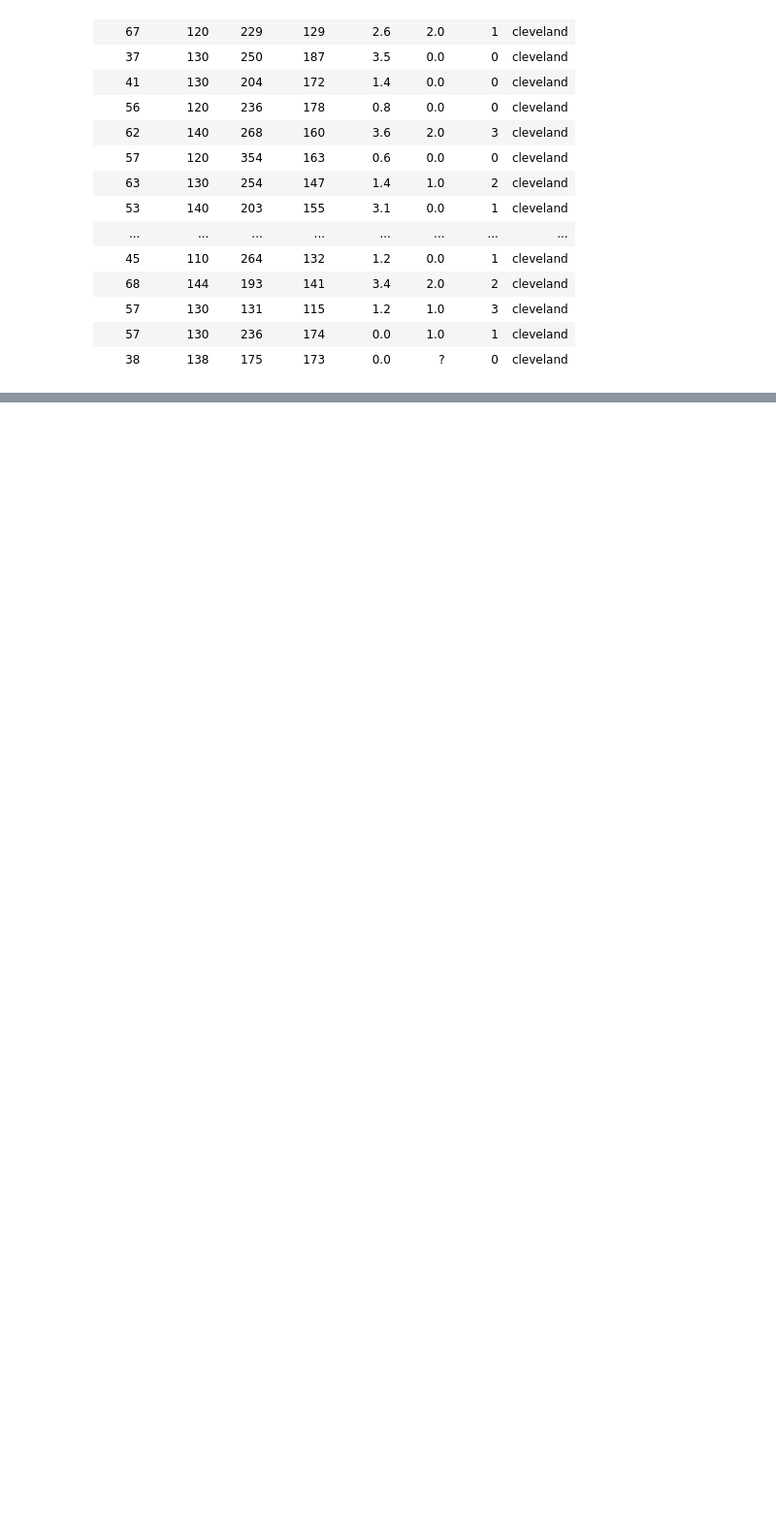
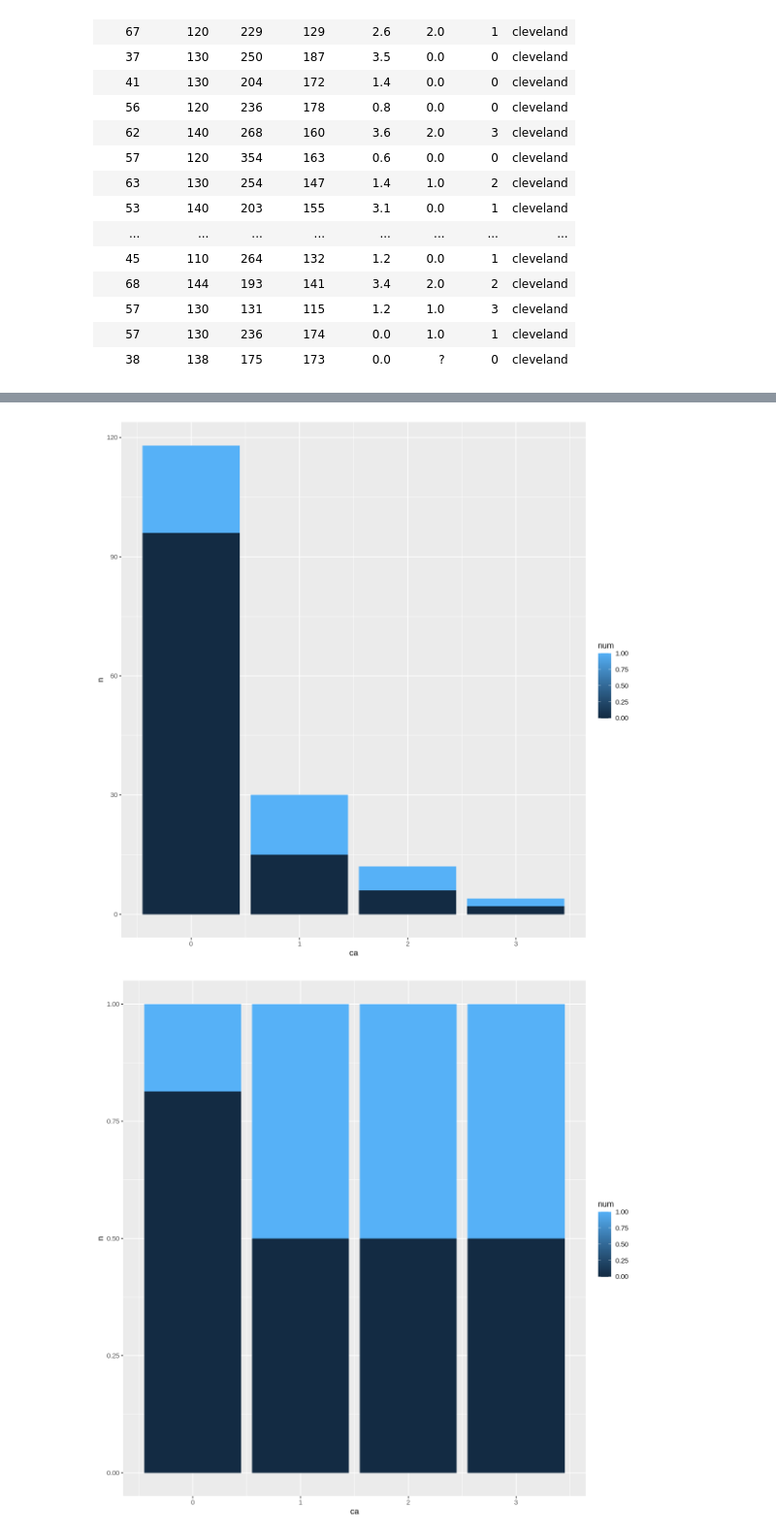
Before and after one commit to Yujinjen/group_project, a Jupyter notebook: Untitled.ipynb, the cells around one changed output, grey strips where cells are left out. Shown at 97% size. Drawn from its saved outputs; the diff is of its cells as text; code cells hidden in the pictures; blank space fills up the shorter version.

Commit message:
07 Nov: aded graphs 1 and 2

```diff
--- a/Untitled.ipynb
+++ b/Untitled.ipynb
@@ -117,0 +123,17 @@ ERROR: Error in heart_disease_training %<% ggplo: could not find function "%<%"
+# %%
+heart_disease_training_wdisesase <- heart_disease_training %>%
+                                    filter(num==1)
+
+heart_disease_training_nodisesase <- heart_disease_training %>%
+                                    filter(num==0)
+
+heart_disease_training_combined <- rbind(heart_disease_training_wdisesase, heart_disease_training_nodisesase)
+heart_disease_training_age <- heart_disease_training %>%
+                                group_by(age, num) %>%
+                                summarize(n = n())
+
+heart_disease_training_ca <- heart_disease_training %>%
+                                    group_by(ca, num) %>%
+                                    summarize(n = n())
+
+heart_disease_training_ca
@@ -117,0 +157,25 @@ ERROR: Error in heart_disease_training %<% ggplo: could not find function "%<%"
+# %%
+set.seed(1234)
+
+options(repr.plot.width=10, repr.plot.height=10)
+# heart_disease_graph <- ggplot(heart_disease_training_combined, aes(length, fill = num)) +
+#    geom_histogram(alpha = 0.5, aes(y = ..density..), position = 'identity')
+
+heart_disease_graph_age <- ggplot(heart_disease_training_age, aes(x=age, y=n, fill=num)) +
+                        geom_bar(position="stack", stat="identity") #add labels xddd
+
+heart_disease_graph_ca1 <- ggplot(heart_disease_training_ca, aes(x=ca, y=n, fill=num)) +
+                        geom_bar(position="stack", stat="identity") #add labels xddd
+
+heart_disease_graph_ca2 <- ggplot(heart_disease_training_ca, aes(x=ca, y=n, fill=num)) +
+                        geom_bar(position="fill", stat="identity") #add labels xddd
+
+heart_disease_graph_ca1
+heart_disease_graph_ca2
+
+# age trestbps chol thalach oldpeak ca
+# for chol, histogram not good graph
+#things with a trend kinda: oldpeak: center more or less no heart disease, extremeties has heart disease;
+#                             thalach: line going down? but thalach in x axis and age in y axis ;
+#                             chol: line going up? chol in x axis and age in y axis;
+# %% [output]
@@ -117,0 +186,2 @@ ERROR: Error in heart_disease_training %<% ggplo: could not find function "%<%"
+[figure, added]
+[figure, added]
```
Also changed, not shown: parts of 4 cells of this notebook.
